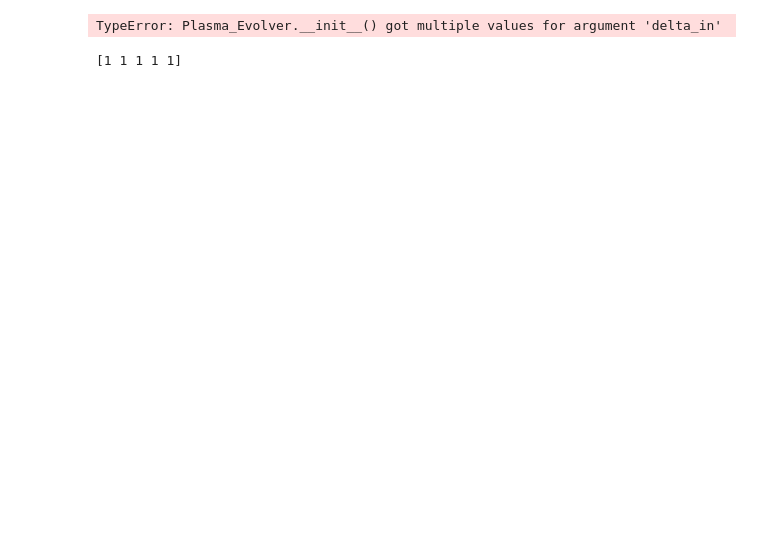
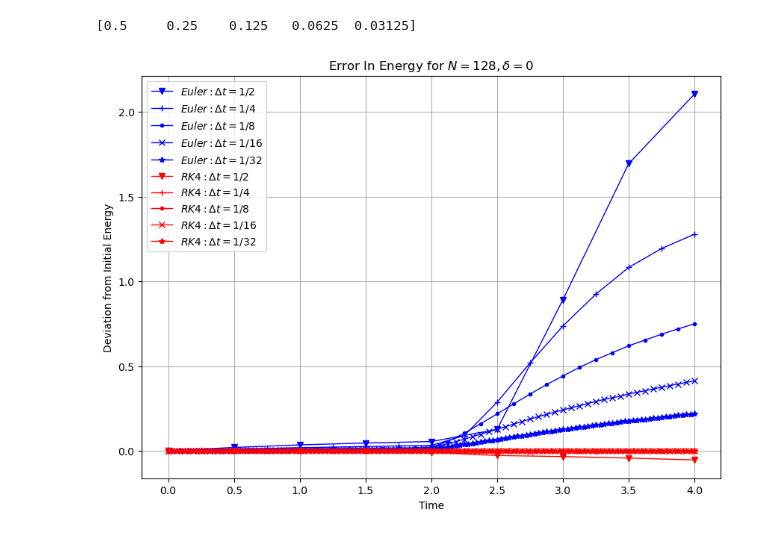
Before and after one commit to horaciomorenom/PlasmaModel, a Jupyter notebook: ColdStream.ipynb, the cells around one changed output. Drawn from its saved outputs; the diff is of its cells as text; code cells hidden in the pictures; blank space fills up the shorter version.

```diff
--- a/ColdStream.ipynb
+++ b/ColdStream.ipynb
@@ -657,27 +71,19 @@ Text(0.5, 1.0, 'Ratio of Total Change in Potential Energy to \nTotal Change in K
-# %%
-driver = Plasma_Evolver(50, 0.01, kd, gd, delta_in=0.002)
-
-
-p1 = driver.plasma[0]
-
-print("Time = {}, distance from particle to next = {}.".format(driver.t, driver.calc_next_dist(p1)))
-
-for i in range (5):
-    driver.evolve_plasma(1)
-    print("Time = {}, distance from particle to next = {}, distance to chord = {}.".format(driver.t, driver.calc_next_dist(p1), driver.calc_dist2chord(p1)))
-
-driver.plot_particles([i for i in range(0,5 + 1,1)], periods=2)
-# %% [output]
-TypeError: Plasma_Evolver.__init__() got multiple values for argument 'delta_in'
-# %%
-
-def k(xi, xj):
-    return xi - xj
-
-x_arr = np.array([1, 2, 3, 4, 5])  # Example array of positions
-
-diff_arr = k(1, x_arr) - k(0, x_arr)
-
-print(diff_arr)
-# %% [output]
-[1 1 1 1 1]
+# %%
+dts = np.logspace(-1, -5, 5, base=2)
+#dts.append(0.01)
+N = 128
+tmax = 4
+print(dts)
+
+euler_plasmas = []
+rk4_plasmas = []
+
+for dt in dts:
+    euler_model = Plasma_Evolver(N, dt, epsilon_in=0.05, delta_in=0, insertion=False, rk = False)
+    rk4_model = Plasma_Evolver(N, dt, epsilon_in=0.05, delta_in=0, insertion=False, rk = True)
+    euler_model.evolve_plasma(tmax)
+    rk4_model.evolve_plasma(tmax)
+    euler_plasmas.append(euler_model)
+    rk4_plasmas.append(rk4_model)
+# %% [output]
+[0.5     0.25    0.125   0.0625  0.03125]
@@ -683,0 +101,25 @@ print(diff_arr)
+# %%
+fig, axs = plt.subplots(1, 1, figsize=(10, 7))
+marker = itertools.cycle(('v', '+', '.', 'x', '*'))
+
+for plasma in euler_plasmas:
+    total_energy = np.array(plasma.Ep_hist) + np.array(plasma.Ek_hist)
+    energy_diff = total_energy - total_energy[0]
+    t = np.arange(len(plasma.Ep_hist))* plasma.dt
+    axs.plot(t, energy_diff, marker= next(marker), color='blue',
+             linewidth = 1, label = r'$Euler: \Delta t = 1/{}$'.format(int(1/plasma.dt)))
+
+for plasma in rk4_plasmas:
+    total_energy = np.array(plasma.Ep_hist) + np.array(plasma.Ek_hist)
+    energy_diff = total_energy - total_energy[0]
+    t = np.arange(len(plasma.Ep_hist))* plasma.dt
+    axs.plot(t, energy_diff, marker= next(marker), color='red',
+             linewidth = 1, label = r'$RK4: \Delta t = 1/{}$'.format(int(1/plasma.dt)))
+
+axs.set_title("Error In Energy for $N = {}, \delta = 0$".format(N))
+axs.set_xlabel("Time")
+axs.set_ylabel("Deviation from Initial Energy")
+axs.legend()
+axs.grid()
+# %% [output]
+[figure, added]
```
Also changed, not shown: parts of 13 cells of this notebook, 4 other files.
